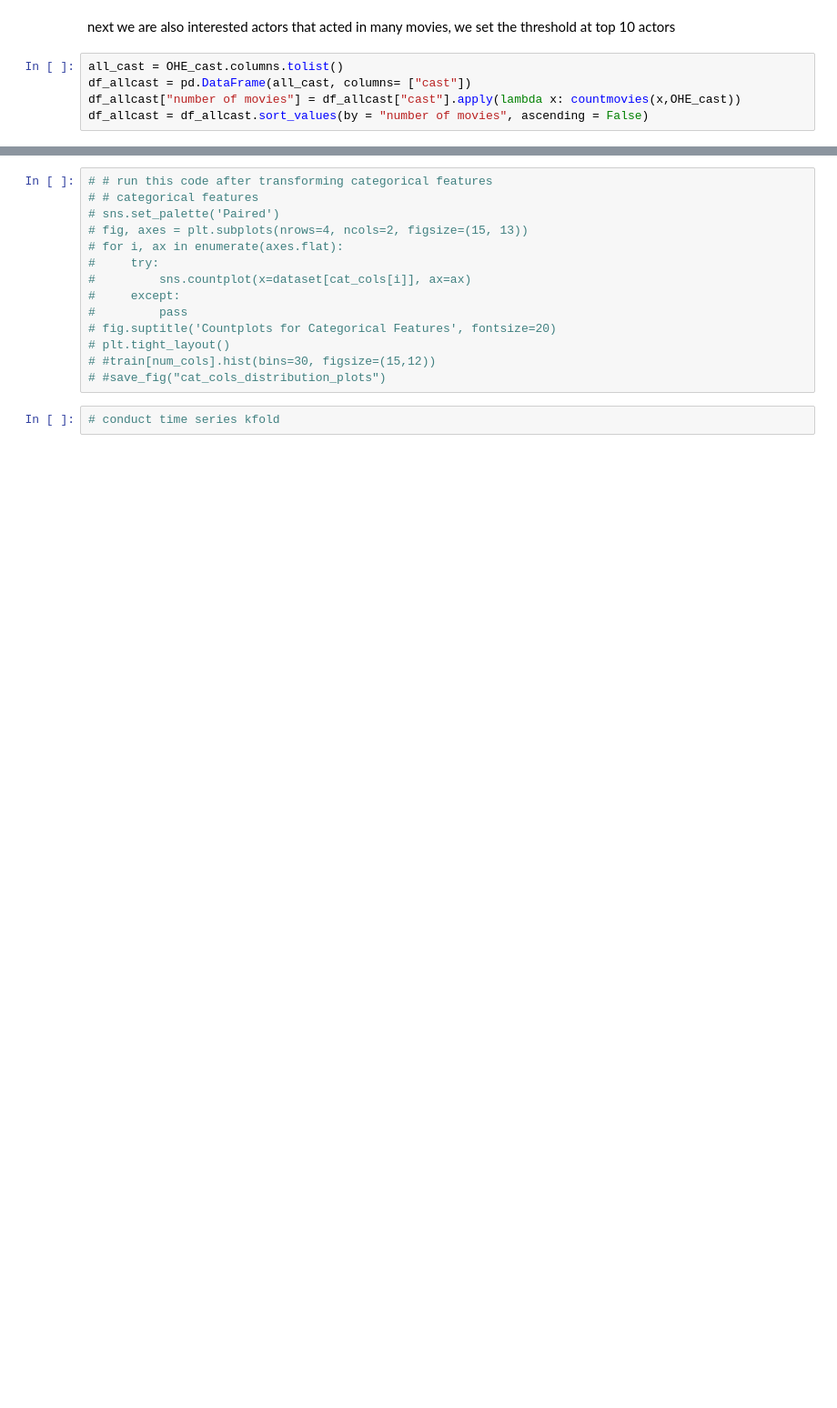
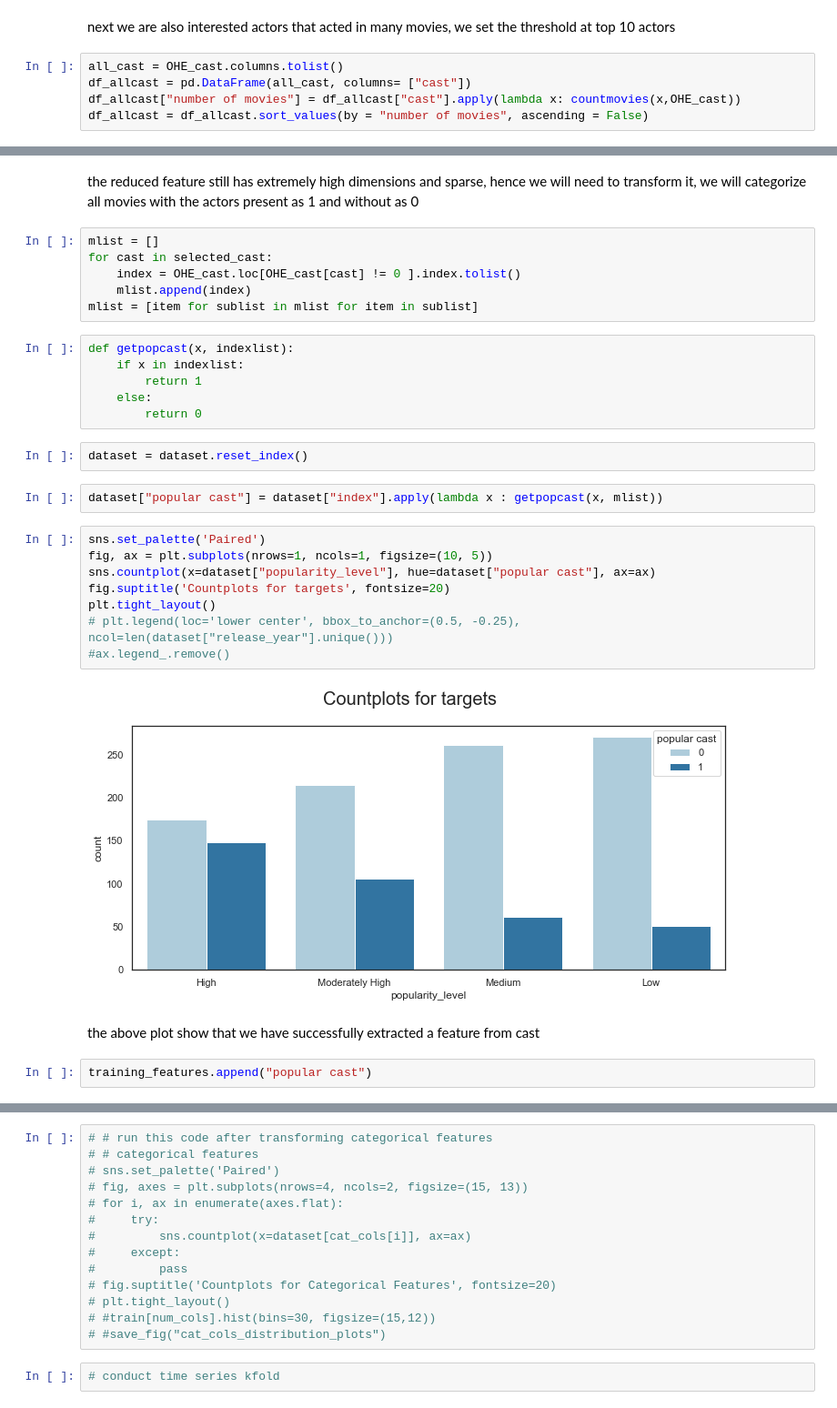
Before and after one commit to guimath/TMDb-Data-Mining, a Jupyter notebook: Movie_analysis.ipynb, the cells around one changed output, grey strips where cells are left out. Shown: that part at 91% size. Saved outputs shown, nothing was run; the diff lists cells and outputs as text; blank space fills up the shorter version.

```diff
--- a/Movie_analysis.ipynb
+++ b/Movie_analysis.ipynb
@@ -492,0 +503,32 @@ dataset_cast
+# %% [markdown]
+the reduced feature still has extremely high dimensions and sparse, hence we will need to transform it, we will categorize all movies with the actors present as 1 and without as 0
+# %%
+mlist = []
+for cast in selected_cast:
+    index = OHE_cast.loc[OHE_cast[cast] != 0 ].index.tolist()
+    mlist.append(index)
+mlist = [item for sublist in mlist for item in sublist]
+# %%
+def getpopcast(x, indexlist):
+    if x in indexlist:
+        return 1
+    else:
+        return 0
+# %%
+dataset = dataset.reset_index()
+# %%
+dataset["popular cast"] = dataset["index"].apply(lambda x : getpopcast(x, mlist))
+# %%
+sns.set_palette('Paired')
+fig, ax = plt.subplots(nrows=1, ncols=1, figsize=(10, 5))
+sns.countplot(x=dataset["popularity_level"], hue=dataset["popular cast"], ax=ax)
+fig.suptitle('Countplots for targets', fontsize=20)
+plt.tight_layout()
+# plt.legend(loc='lower center', bbox_to_anchor=(0.5, -0.25), ncol=len(dataset["release_year"].unique()))
+#ax.legend_.remove()
+# %% [output]
+[figure, added]
+# %% [markdown]
+the above plot show that we have successfully extracted a feature from cast
+# %%
+training_features.append("popular cast")
```
Also changed, not shown: parts of 77 cells of this notebook.
